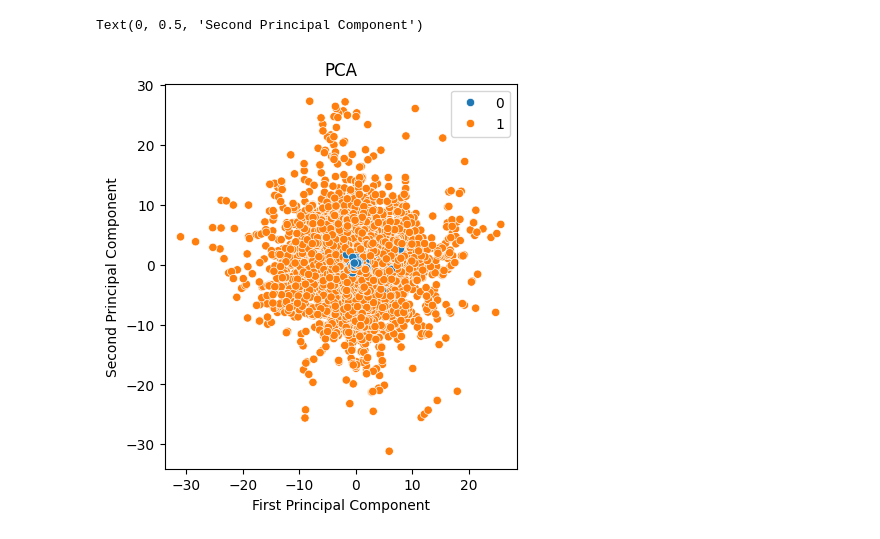
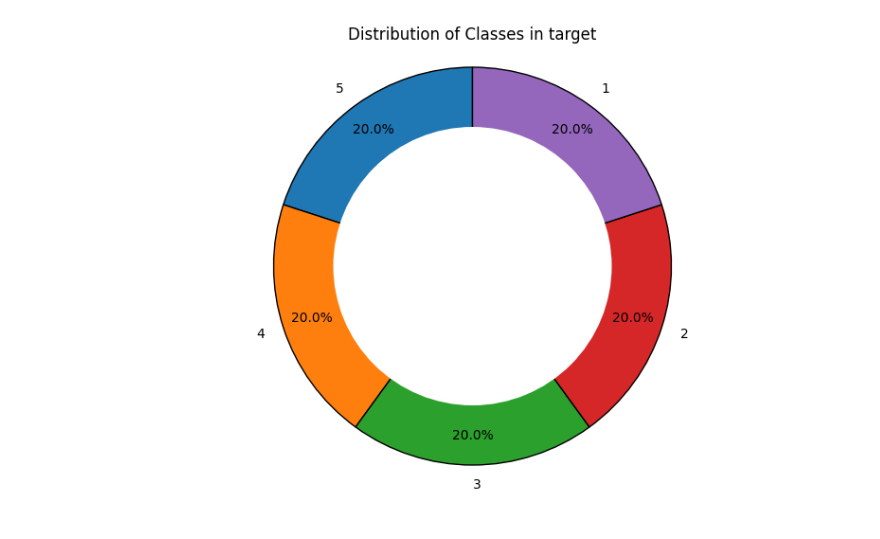
Before and after one commit to igorjakus/neurohackathon, a Jupyter notebook: src/data.ipynb, the cells around one changed output. Drawn from its saved outputs; the diff is of its cells as text; code cells hidden in the pictures.

```diff
--- a/src/data.ipynb
+++ b/src/data.ipynb
@@ -24,14 +12,38 @@ plt.show()
-# %%
-# PCA
-pca = PCA(n_components=2)
-X_pca = pca.fit_transform(X)
-
-plt.figure(figsize=(10, 5))
-plt.subplot(121)
-sns.scatterplot(x=X_pca[:, 0], y=X_pca[:, 1], hue=y)
-plt.title('PCA')
-plt.xlabel('First Principal Component')
-plt.ylabel('Second Principal Component')
-# %% [output]
-Text(0, 0.5, 'Second Principal Component')
-[figure, removed]
+# %%
+#default distribution of classes
+X, y = get_prepared_data(relabel=False)
+
+# Convert to DataFrame for easier plotting
+df = pd.DataFrame(X)
+df['target'] = y
+
+# Count the occurrences of each class
+value_counts = df['target'].value_counts()
+
+# Create a pie chart using Matplotlib
+plt.figure(figsize=(10, 6))
+
+plt.pie(
+    value_counts,
+    labels=value_counts.index,
+    autopct='%1.1f%%',  # Display percentages
+    startangle=90,      # Start the pie chart at 90 degrees
+    wedgeprops={'edgecolor': 'black'},  # Add edge color for clarity
+    pctdistance=0.85    # Percentage label distance from center for donut chart
+)
+
+# If you want a donut chart, add a circle at the center
+centre_circle = plt.Circle((0, 0), 0.70, fc='white')
+fig = plt.gcf()
+fig.gca().add_artist(centre_circle)
+
+# Add a title
+plt.title('Distribution of Classes in target')
+
+# Equal aspect ratio ensures that pie is drawn as a circle
+plt.axis('equal')
+
+# Show the plot
+plt.show()
+# %% [output]
+[figure, added]
```
Also changed, not shown: parts of 6 cells of this notebook, 7 other files.
